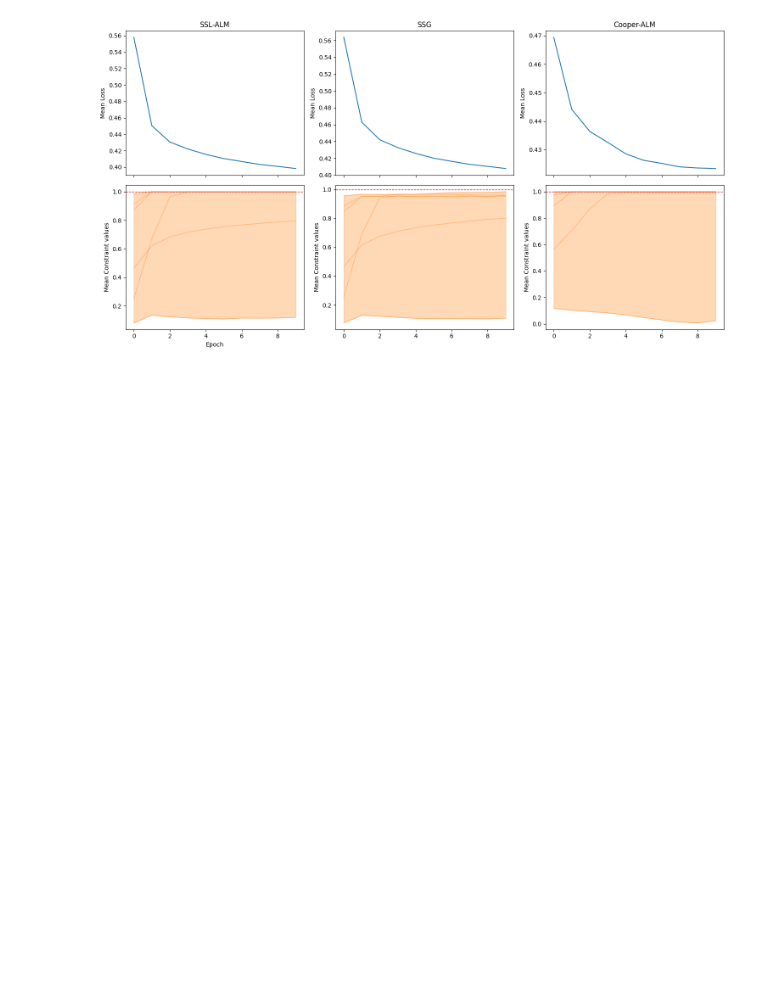
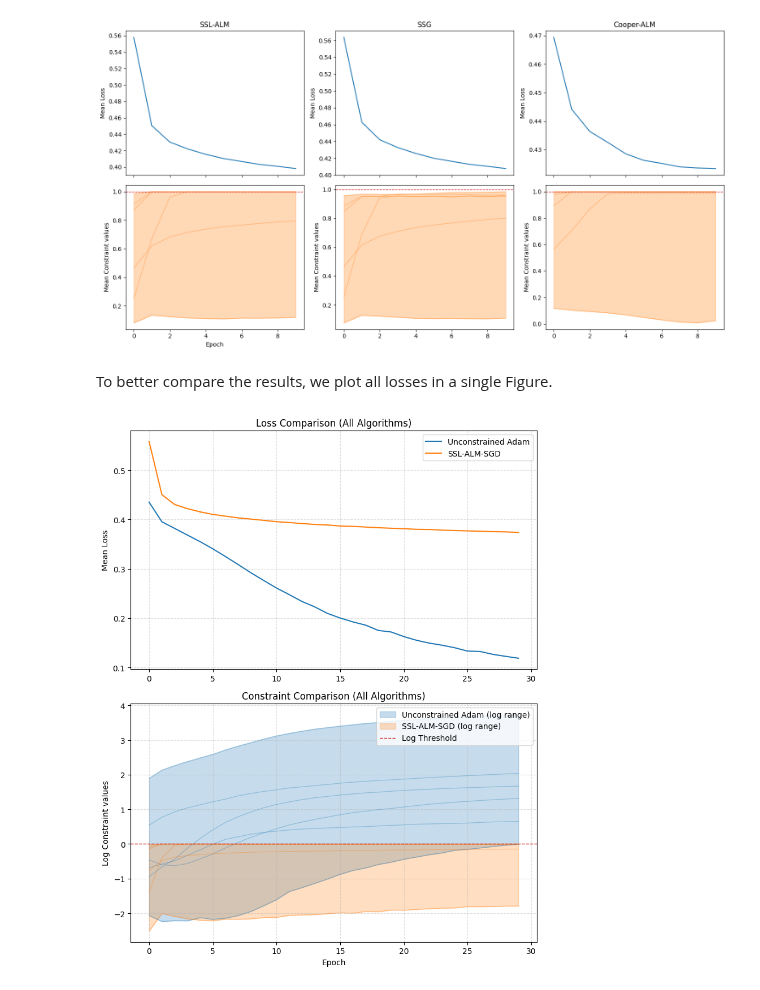
Before and after one commit to andrewklayk/humancompatible-train, a Jupyter notebook: examples/benchmarking.ipynb, the cells around one changed output. Drawn from its saved outputs; the diff is of its cells as text; code cells hidden in the pictures; blank space fills up the shorter version.

Commit message:
benchmarking figure all in a single plot

```diff
--- a/examples/benchmarking.ipynb
+++ b/examples/benchmarking.ipynb
@@ -851,3 +851,5 @@ thresholds = [ constraint_bounds[0] ]
 plot_losses_and_constraints(losses, constraints, thresholds, titles=['Unconstrained Adam', 'SSL-ALM-SGD', 'SSL-ALM-Adam', 'SSG', 'Cooper-ALM'], plot_individual_constraints=True)
 # %% [output]
 [figure]
+# %% [markdown]
+To better compare the results, we plot all losses in a single Figure.
@@ -853,0 +927,9 @@ plot_losses_and_constraints(losses, constraints, thresholds, titles=['Unconstrai
+# %%
+# 4 algorithms, each with a 1D loss array and 2 constraints
+losses = np.load(log_path)["losses"]
+constraints = np.load(log_path)["constraints"]
+thresholds = [ constraint_bounds[0] ]
+
+plot_losses_and_constraints(losses, constraints, thresholds, titles=['Unconstrained Adam', 'SSL-ALM-SGD'], plot_individual_constraints=True)
+# %% [output]
+[figure, added]
```
Also changed, not shown: parts of 1 cell of this notebook.
